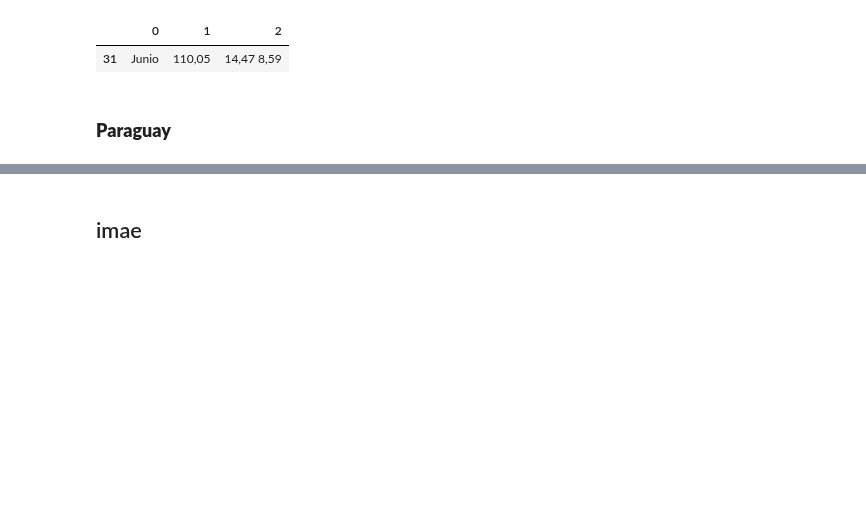
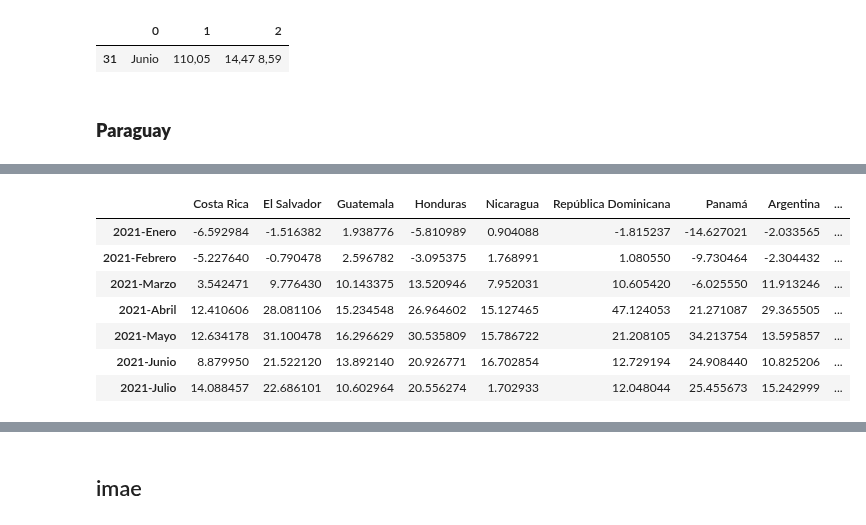
Before and after one commit to samyff12/LATAM, a Jupyter notebook: IMAE_LATAM.ipynb, the cells around one changed output, grey strips where cells are left out. Saved outputs shown, nothing was run; the diff lists cells and outputs as text; code cells hidden in the pictures; blank space fills up the shorter version.

```diff
--- a/IMAE_LATAM.ipynb
+++ b/IMAE_LATAM.ipynb
@@ -449,0 +484,13 @@ py.index = py.Fecha
+# %%
+# Crecimiento interanual
+imaela1 = imaela.pct_change(12)*100
+imaela1.tail(7)
+# %% [output]
+|  | Costa Rica | El Salvador | Guatemala | Honduras | Nicaragua | República Dominicana | Panamá | Argentina | ... |
+| 2021-Enero | -6.592984 | -1.516382 | 1.938776 | -5.810989 | 0.904088 | -1.815237 | -14.627021 | -2.033565 | ... |
+| 2021-Febrero | -5.227640 | -0.790478 | 2.596782 | -3.095375 | 1.768991 | 1.080550 | -9.730464 | -2.304432 | ... |
+| 2021-Marzo | 3.542471 | 9.776430 | 10.143375 | 13.520946 | 7.952031 | 10.605420 | -6.025550 | 11.913246 | ... |
+| 2021-Abril | 12.410606 | 28.081106 | 15.234548 | 26.964602 | 15.127465 | 47.124053 | 21.271087 | 29.365505 | ... |
+| 2021-Mayo | 12.634178 | 31.100478 | 16.296629 | 30.535809 | 15.786722 | 21.208105 | 34.213754 | 13.595857 | ... |
+| 2021-Junio | 8.879950 | 21.522120 | 13.892140 | 20.926771 | 16.702854 | 12.729194 | 24.908440 | 10.825206 | ... |
+| 2021-Julio | 14.088457 | 22.686101 | 10.602964 | 20.556274 | 1.702933 | 12.048044 | 25.455673 | 15.242999 | ... |
```
Also changed, not shown: parts of 8 cells of this notebook.
